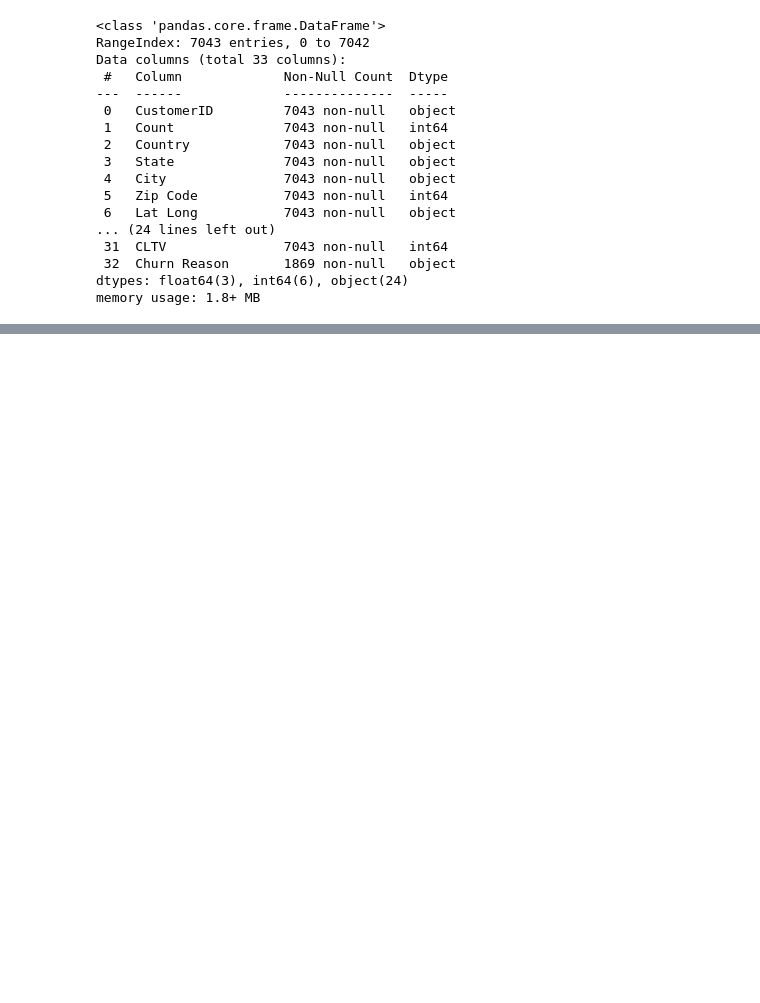
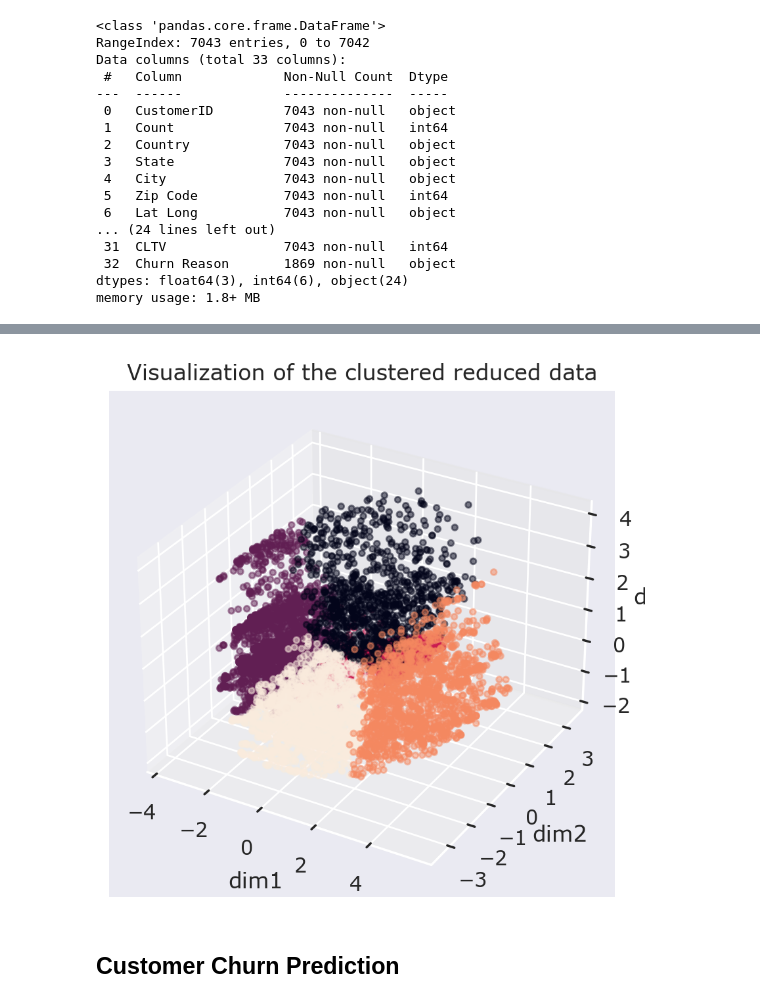
Before and after one commit to Arup3201/Customer-Retention-Analysis, a Jupyter notebook: Customer Retention Analysis.ipynb, the cells around one changed output, grey strips where cells are left out. Cells and saved outputs as stored; diff of their text form; code cells hidden in the pictures; blank space fills up the shorter version.

```diff
--- a/Customer Retention Analysis.ipynb
+++ b/Customer Retention Analysis.ipynb
@@ -79,0 +405,30 @@ memory usage: 1.8+ MB
+# %%
+# Predict which cluster each data point belongs to and save these cluster values
+clusters = final_kmeans.predict(df)
+
+df_encoded_cluster = df_encoded.copy()
+df_encoded_cluster['Cluster'] = clusters
+
+df_reduction_cluster = df_reduction.copy()
+df_reduction_cluster['Cluster'] = clusters
+# %%
+# Visualize the same reduced dimension data but this type apply colors for different cluster value
+ax = plt.axes(projection='3d')
+
+X = df['dim1'].to_numpy()
+Y = df['dim2'].to_numpy()
+Z = df['dim3'].to_numpy()
+
+ax.grid(b = True, color ='grey',
+        linestyle ='-.', linewidth = 0.3,
+        alpha = 0.2)
+
+ax.scatter3D(X, Y, Z, c=df_reduction_cluster['Cluster'], s=10, alpha=0.5)
+
+ax.set_title("Visualization of the clustered reduced data")
+ax.set_xlabel('dim1')
+ax.set_ylabel('dim2')
+ax.set_zlabel('dim3')
+plt.show()
+# %% [output]
+[figure, added]
@@ -79,0 +439,2 @@ memory usage: 1.8+ MB
+# %% [markdown]
+## Customer Churn Prediction
```
Also changed, not shown: parts of 34 cells of this notebook, 1 other file.
